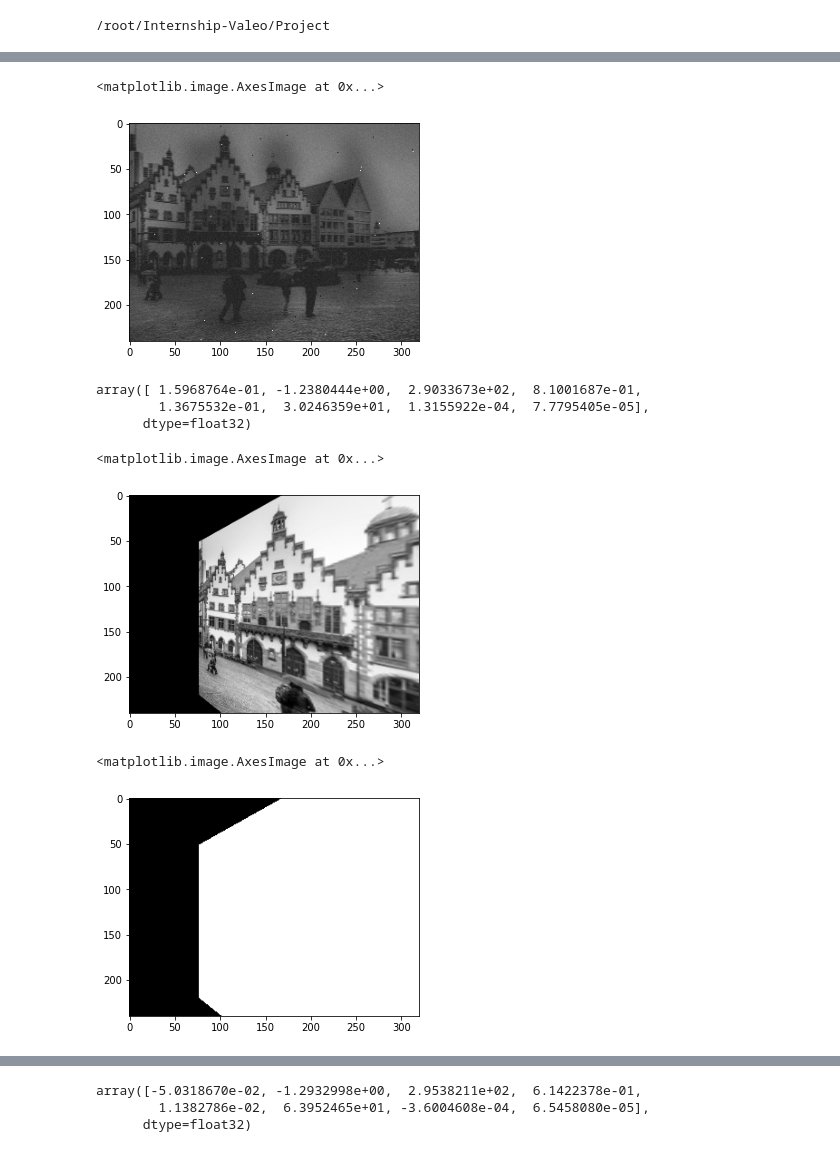
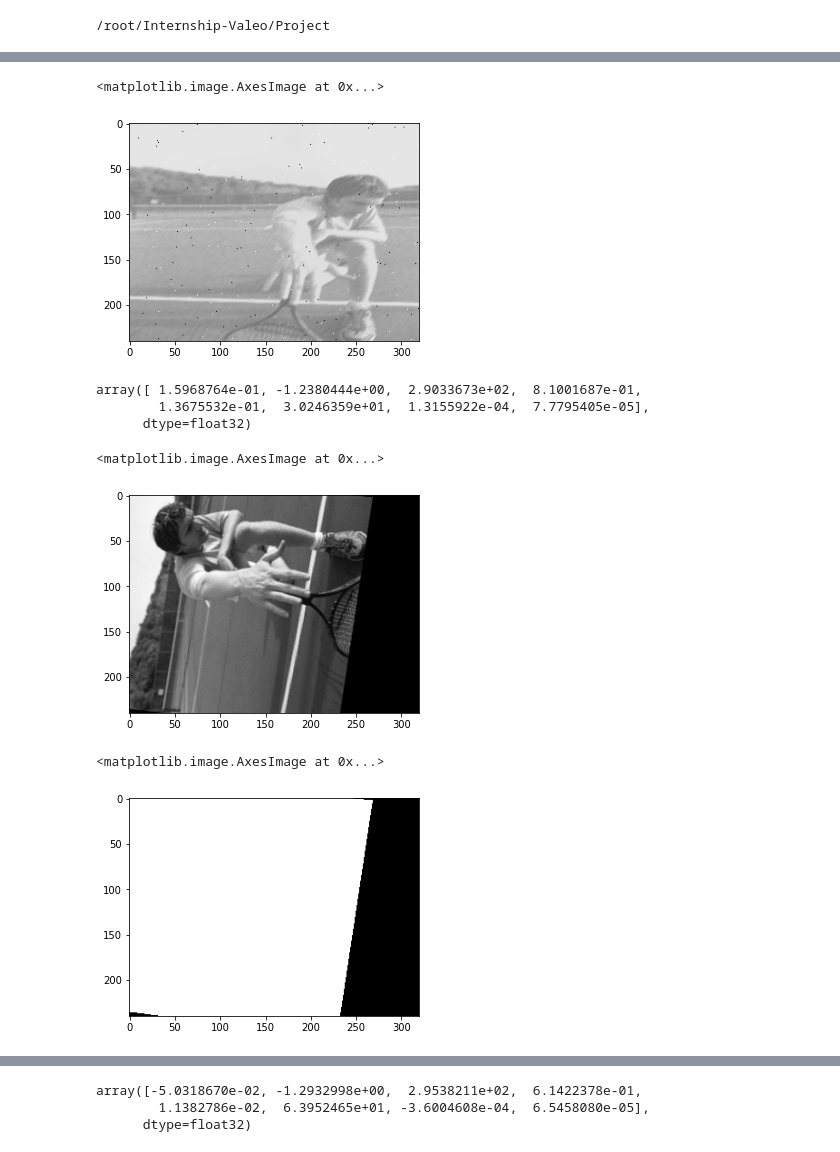
Before and after one commit to amit205/multi-task-learning, a Jupyter notebook: superpoint_coco.ipynb, the cells around one changed output, grey strips where cells are left out. Drawn from its saved outputs; the diff is of its cells as text; code cells hidden in the pictures.

```diff
--- a/superpoint_coco.ipynb
+++ b/superpoint_coco.ipynb
@@ -232,15 +231,15 @@ class DataGen(keras.utils.Sequence):
 
 
         images = np.array(images)
-
         if self.__is_training:
             warped_images = np.array(warped_images)
             warped_images = np.expand_dims(warped_images, axis = 3)
             homography_list = np.array(homography_list)
             warped_images = np.array(warped_images)
-            valid_masks = np.array(valid_masks)
+            valid_masks = np.expand_dims(valid_masks, axis = 3)
             dummy_loss_target = np.zeros(self.__batch_size)
-
+            points_maps = np.expand_dims(points_maps, axis = 3)
+            warped_points_maps = np.expand_dims(warped_points_maps, axis = 3)
             return [images,
                     homography_list,
                     warped_images,
@@ -636,10 +618,10 @@ ValueError: in user code:
 # %%
 x,y = train_gen.__getitem__(0)
 # %%
-plt.imshow(x[0][1]*255, cmap = 'gray')
+plt.imshow(x[0][0]*255, cmap = 'gray')
 # %% [output]
 <matplotlib.image.AxesImage at 0x...>
-[figure, old version]
+[figure, new version]
 # %%
 x[1][0]
 # %% [output]
@@ -647,13 +629,13 @@ array([ 1.5968764e-01, -1.2380444e+00,  2.9033673e+02,  8.1001687e-01,
         1.3675532e-01,  3.0246359e+01,  1.3155922e-04,  7.7795405e-05],
       dtype=float32)
 # %%
-plt.imshow(x[2][1]*255, cmap = 'gray')
+plt.imshow(x[2][0]*255, cmap = 'gray')
 # %% [output]
 <matplotlib.image.AxesImage at 0x...>
-[figure, old version]
+[figure, new version]
 # %%
-plt.imshow(x[3][1], cmap = 'gray')
+plt.imshow(x[3][0], cmap = 'gray')
 # %% [output]
 <matplotlib.image.AxesImage at 0x...>
-[figure, old version]
+[figure, new version]
 # %%
```
Also changed, not shown: parts of 9 cells of this notebook, 1 other file.
